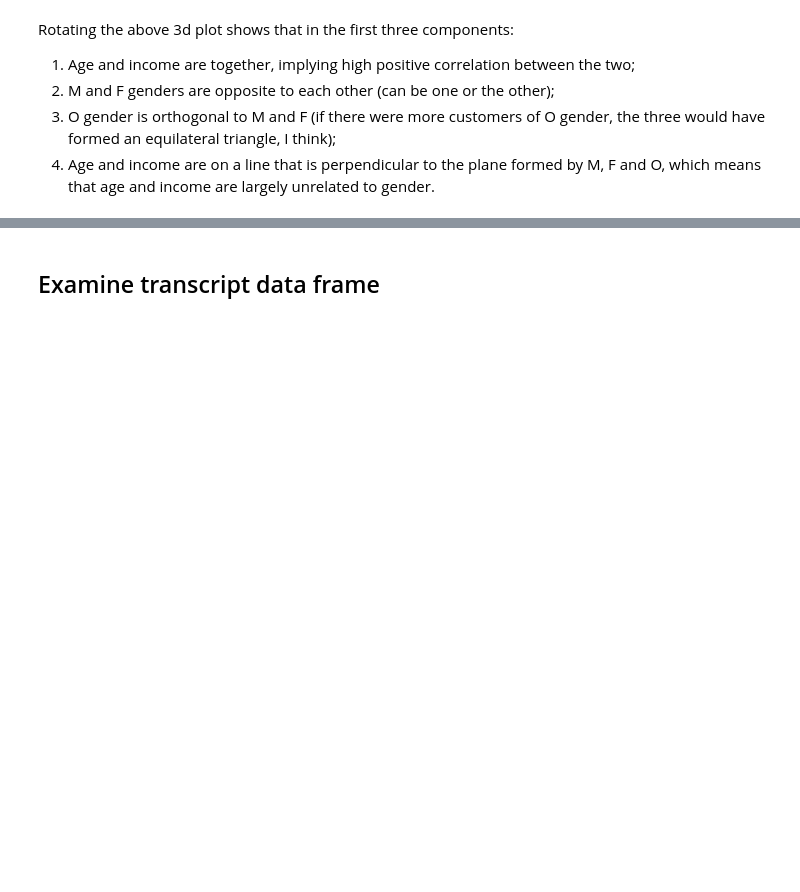
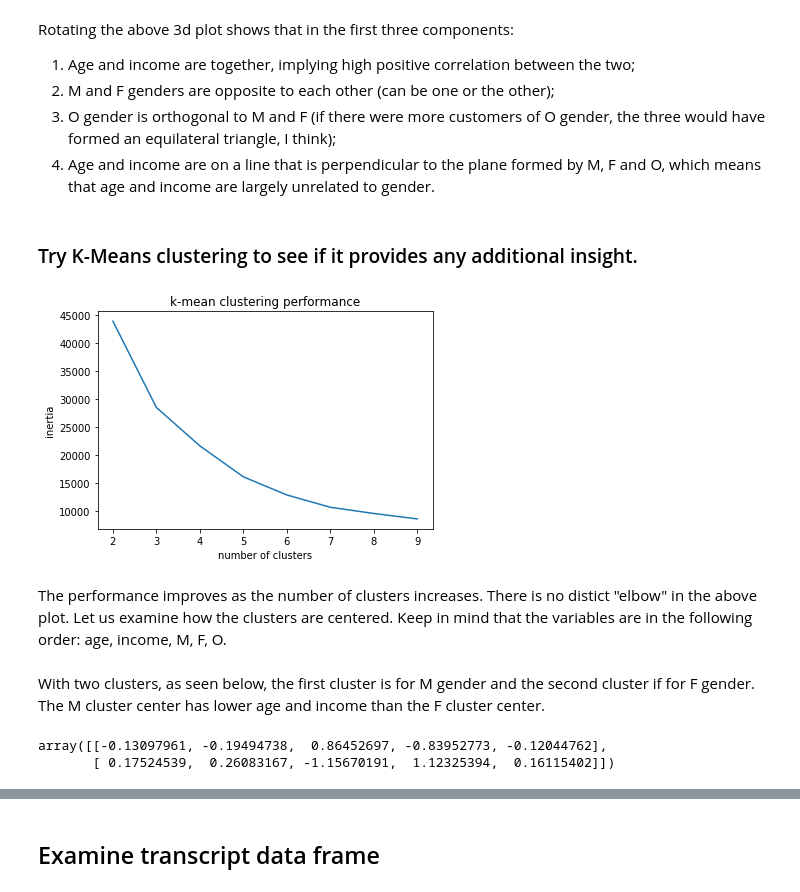
Before and after one commit to a1pat/Starbucks-Capstone, a Jupyter notebook: Starbucks_Capstone_notebook.ipynb, the cells around one changed output, grey strips where cells are left out. Drawn from its saved outputs; the diff is of its cells as text; code cells hidden in the pictures; blank space fills up the shorter version.

Commit message:
Add files via upload
Add K-Means clustering analysis.

```diff
--- a/Starbucks_Capstone_notebook.ipynb
+++ b/Starbucks_Capstone_notebook.ipynb
@@ -670,3 +674,36 @@ Rotating the above 3d plot shows that in the first three components:
 2. M and F genders are opposite to each other (can be one or the other);
 3. O gender is orthogonal to M and F (if there were more customers of O gender, the three would have formed an equilateral triangle, I think);
 4. Age and income are on a line that is perpendicular to the plane formed by M, F and O, which means that age and income are largely unrelated to gender.
+# %% [markdown]
+### Try K-Means clustering to see if it provides any additional insight.
+# %%
+# try the KMeans algorithm for different numbers of clusters
+# X_scaled is available from the PCA analysis
+
+km_results = []
+
+for n_clusters in range(2,10):
+    km = KMeans(n_clusters=n_clusters, random_state=99)
+    km.fit(X_scaled)
+    km_transform = km.transform(X_scaled)
+    inertia = km.inertia_
+    km_results.append([n_clusters, inertia, km.cluster_centers_])
+
+km_results = pd.DataFrame(km_results)
+%matplotlib inline
+plt.plot(km_results[0], km_results[1])
+plt.xlabel('number of clusters')
+plt.ylabel('inertia')
+plt.title('k-mean clustering performance');
+# %% [output]
+[figure, added]
+# %% [markdown]
+The performance improves as the number of clusters increases. There is no distict "elbow" in the above plot. Let us examine how the clusters are centered. Keep in mind that the variables are in the following order: age, income, M, F, O.
+# %% [markdown]
+With two clusters, as seen below, the first cluster is for M gender and the second cluster if for F gender. The M cluster center has lower age and income than the F cluster center.
+# %%
+# cluster centers using two clusters
+km_results.iloc[0][2]
+# %% [output]
+array([[-0.13097961, -0.19494738,  0.86452697, -0.83952773, -0.12044762],
+       [ 0.17524539,  0.26083167, -1.15670191,  1.12325394,  0.16115402]])
```
Also changed, not shown: parts of 15 cells of this notebook.
